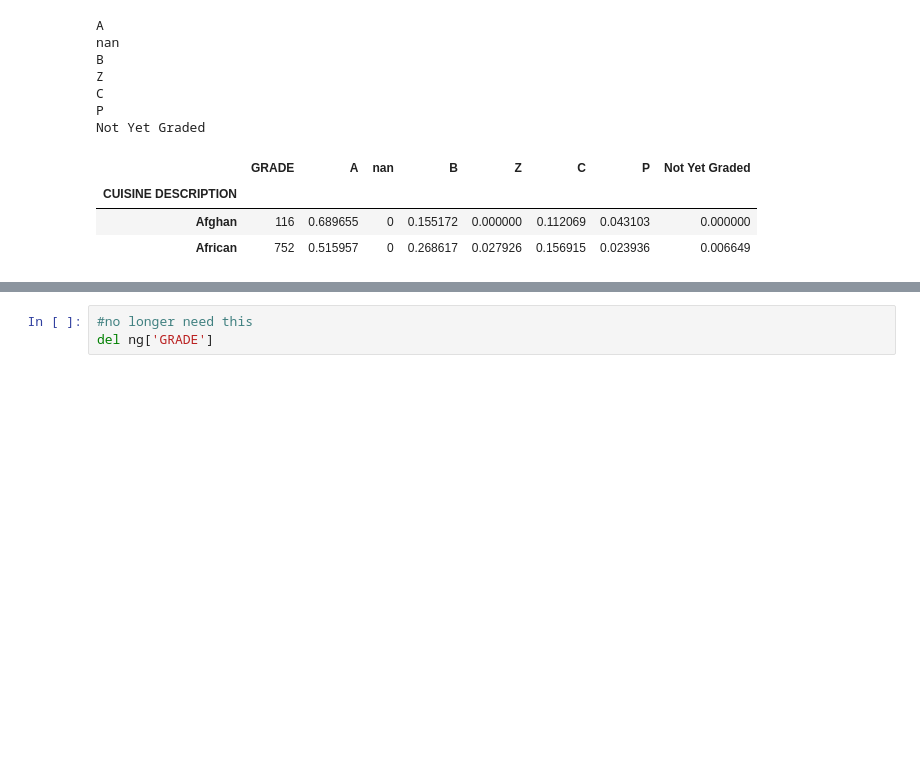
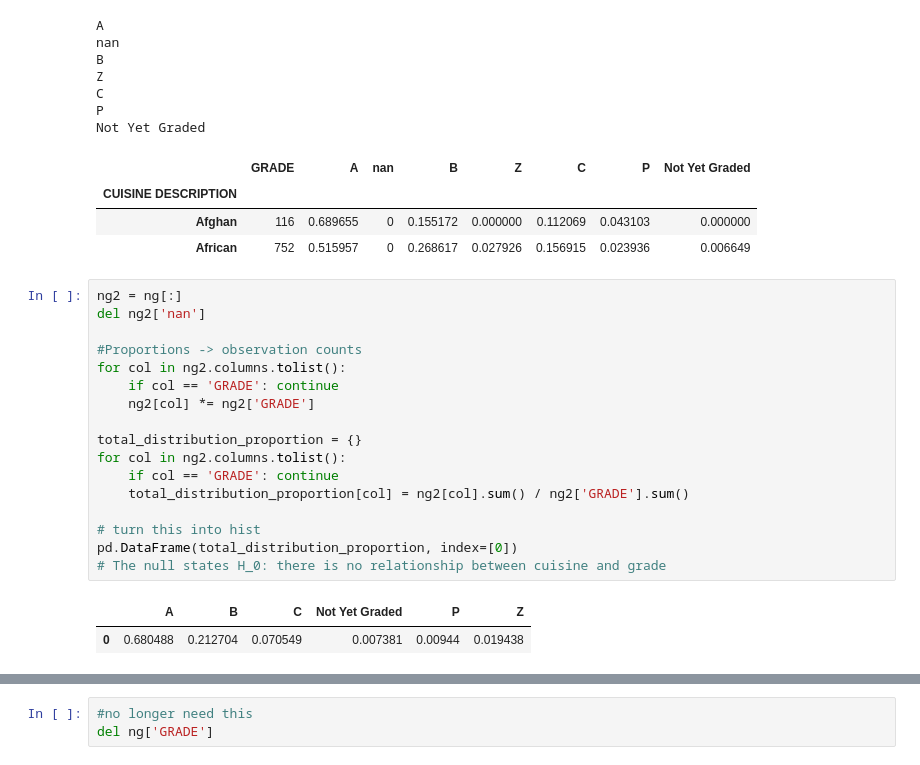
Before and after one commit to asharma567/NYC_Restaurant_Data_Analysis, a Jupyter notebook: NYC_Restaurant_Analysis.ipynb, the cells around one changed output, grey strips where cells are left out. Drawn from its saved outputs; the diff is of its cells as text; blank space fills up the shorter version.

```diff
--- a/NYC_Restaurant_Analysis.ipynb
+++ b/NYC_Restaurant_Analysis.ipynb
@@ -349,3 +358,23 @@ Not Yet Graded
 | CUISINE DESCRIPTION |  |  |  |  |  |  |  |  |
 | Afghan | 116 | 0.689655 | 0 | 0.155172 | 0.000000 | 0.112069 | 0.043103 | 0.000000 |
 | African | 752 | 0.515957 | 0 | 0.268617 | 0.027926 | 0.156915 | 0.023936 | 0.006649 |
+# %%
+ng2 = ng[:]
+del ng2['nan']
+
+#Proportions -> observation counts
+for col in ng2.columns.tolist():
+    if col == 'GRADE': continue
+    ng2[col] *= ng2['GRADE']
+
+total_distribution_proportion = {}
+for col in ng2.columns.tolist():
+    if col == 'GRADE': continue
+    total_distribution_proportion[col] = ng2[col].sum() / ng2['GRADE'].sum()
+
+# turn this into hist
+pd.DataFrame(total_distribution_proportion, index=[0])
+# The null states H_0: there is no relationship between cuisine and grade
+# %% [output]
+|  | A | B | C | Not Yet Graded | P | Z |
+| 0 | 0.680488 | 0.212704 | 0.070549 | 0.007381 | 0.00944 | 0.019438 |
```
Also changed, not shown: parts of 9 cells of this notebook.
